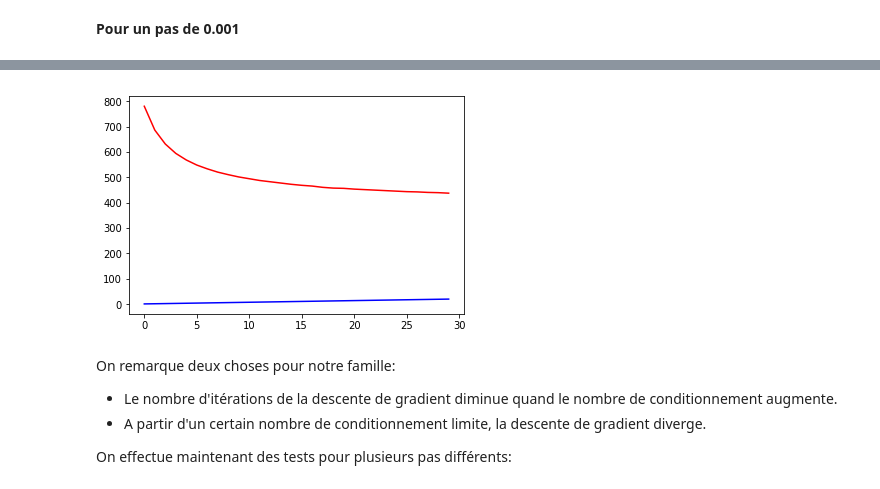
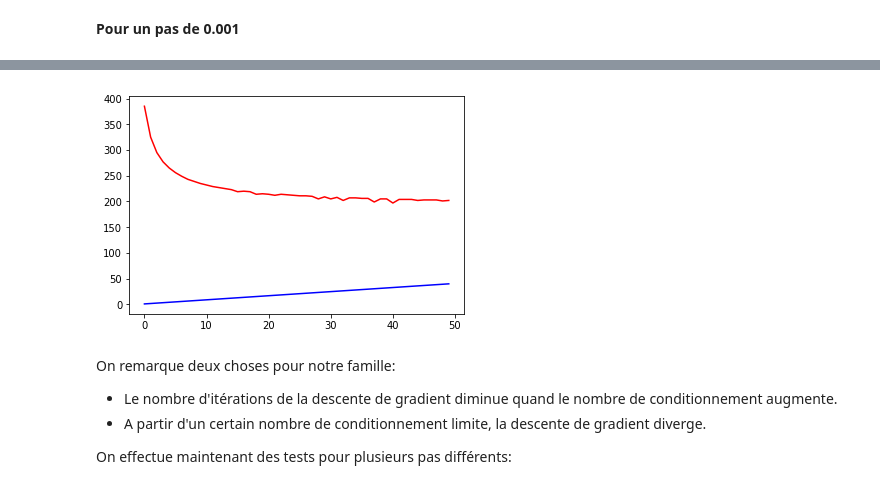
Before and after one commit to Garfounkel/Convex-Optimisation, a Jupyter notebook: ocvx_exam2_2019.ipynb, the cells around one changed output, grey strips where cells are left out. Drawn from its saved outputs; the diff is of its cells as text; code cells hidden in the pictures.

```diff
--- a/ocvx_exam2_2019.ipynb
+++ b/ocvx_exam2_2019.ipynb
@@ -120,7 +120,7 @@ eval_nb_iterations(0.1, 30, 10)
-# %%
-eval_nb_iterations(0.01, 30, 20)
-# %% [output]
-[figure, removed]
+# %%
+eval_nb_iterations(0.025, 50, 40)
+# %% [output]
+[figure, added]
 # %% [markdown]
 On remarque deux choses pour notre famille:
 - Le nombre d'itérations de la descente de gradient diminue quand le nombre de conditionnement augmente.
```
Also changed, not shown: parts of 10 cells of this notebook.
